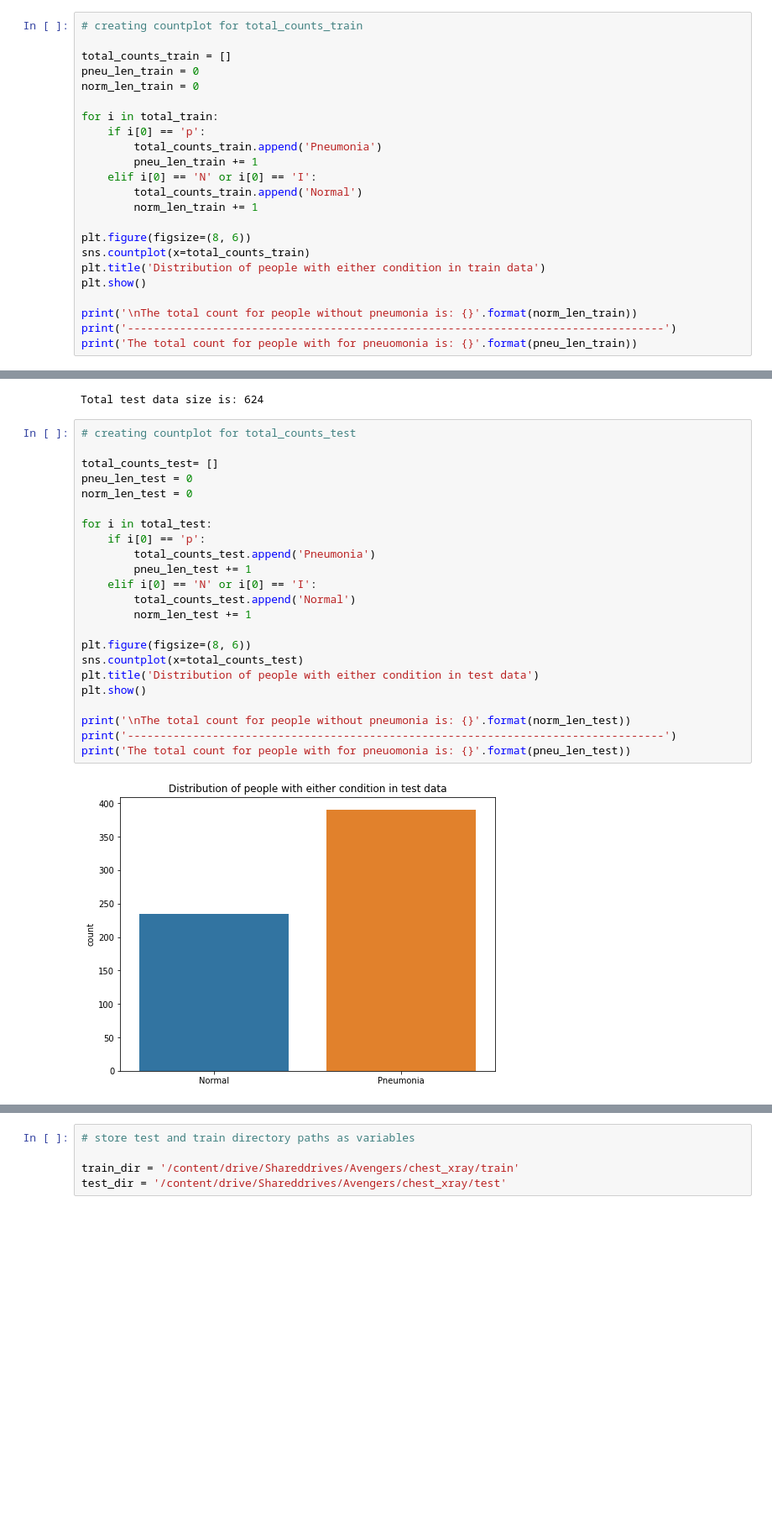
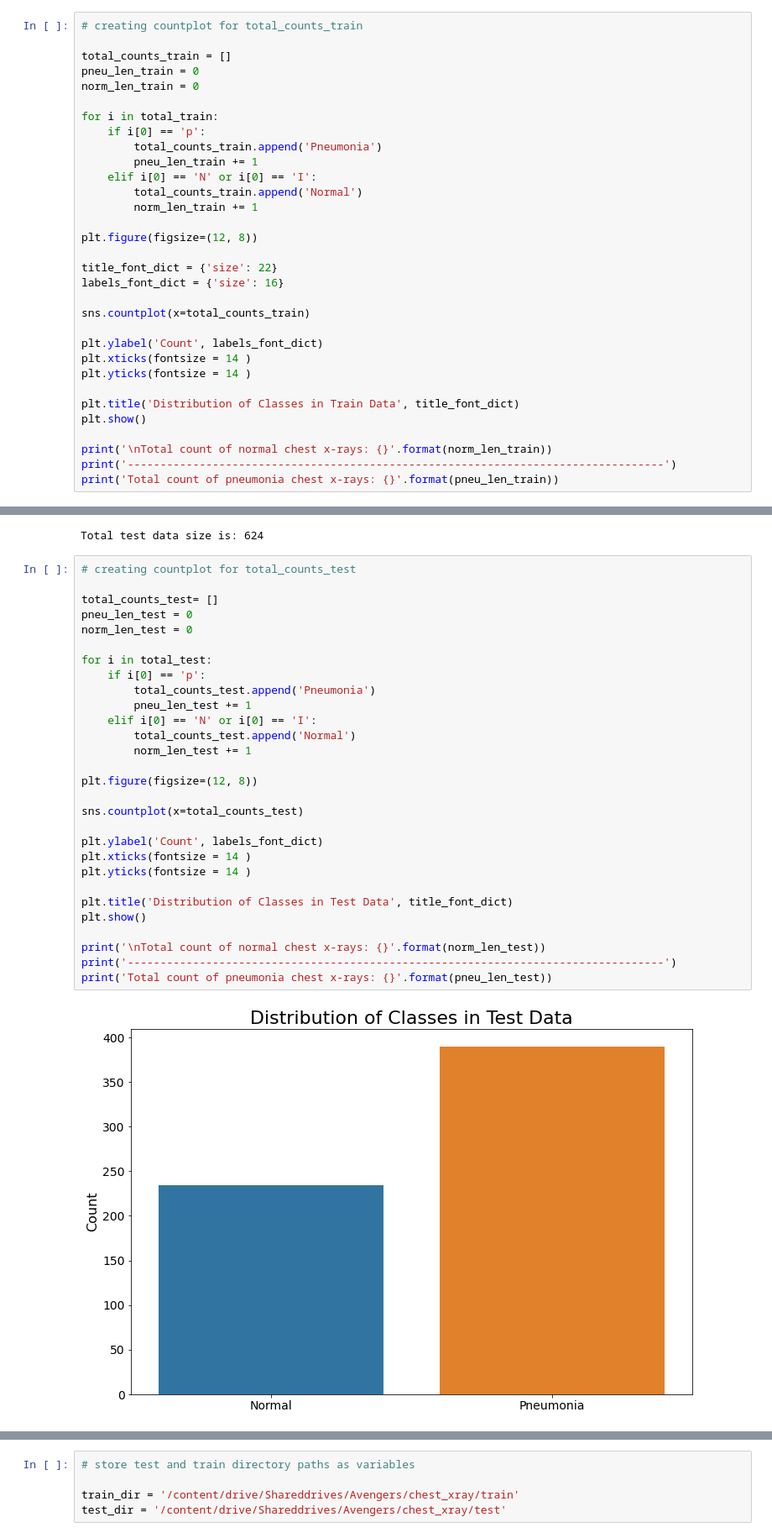
Before and after one commit to fredtush/Image-Classification-with-CNN, a Jupyter notebook: Image_Classification_with_Deep_Learning.ipynb, the cells around one changed output, grey strips where cells are left out. Shown: that part at 84% size. Cells and saved outputs as stored; diff of their text form; blank space fills up the shorter version.

```diff
--- a/Image_Classification_with_Deep_Learning.ipynb
+++ b/Image_Classification_with_Deep_Learning.ipynb
@@ -209,12 +177,21 @@ for i in total_train:
         total_counts_train.append('Normal')
         norm_len_train += 1
 
-plt.figure(figsize=(8, 6))
+plt.figure(figsize=(12, 8))
+
+title_font_dict = {'size': 22}
+labels_font_dict = {'size': 16}
+
 sns.countplot(x=total_counts_train)
-plt.title('Distribution of people with either condition in train data')
+
+plt.ylabel('Count', labels_font_dict)
+plt.xticks(fontsize = 14 )
+plt.yticks(fontsize = 14 )
+
+plt.title('Distribution of Classes in Train Data', title_font_dict)
 plt.show()
 
-print('\nThe total count for people without pneumonia is: {}'.format(norm_len_train))
+print('\nTotal count of normal chest x-rays: {}'.format(norm_len_train))
 print('----------------------------------------------------------------------------------')
-print('The total count for people with for pneuomonia is: {}'.format(pneu_len_train))
+print('Total count of pneumonia chest x-rays: {}'.format(pneu_len_train))
 # %% [output]
@@ -234,25 +213,31 @@ Total test data size is: 624
 # %%
 # creating countplot for total_counts_test
 
 total_counts_test= []
 pneu_len_test = 0
 norm_len_test = 0
 
 for i in total_test:
     if i[0] == 'p':
         total_counts_test.append('Pneumonia')
         pneu_len_test += 1
     elif i[0] == 'N' or i[0] == 'I':
         total_counts_test.append('Normal')
         norm_len_test += 1
 
-plt.figure(figsize=(8, 6))
+plt.figure(figsize=(12, 8))
+
 sns.countplot(x=total_counts_test)
-plt.title('Distribution of people with either condition in test data')
+
+plt.ylabel('Count', labels_font_dict)
+plt.xticks(fontsize = 14 )
+plt.yticks(fontsize = 14 )
+
+plt.title('Distribution of Classes in Test Data', title_font_dict)
 plt.show()
 
-print('\nThe total count for people without pneumonia is: {}'.format(norm_len_test))
+print('\nTotal count of normal chest x-rays: {}'.format(norm_len_test))
 print('----------------------------------------------------------------------------------')
-print('The total count for people with for pneuomonia is: {}'.format(pneu_len_test))
+print('Total count of pneumonia chest x-rays: {}'.format(pneu_len_test))
 # %% [output]
-[figure, old version]
+[figure, new version]
```
Also changed, not shown: parts of 51 cells of this notebook.
